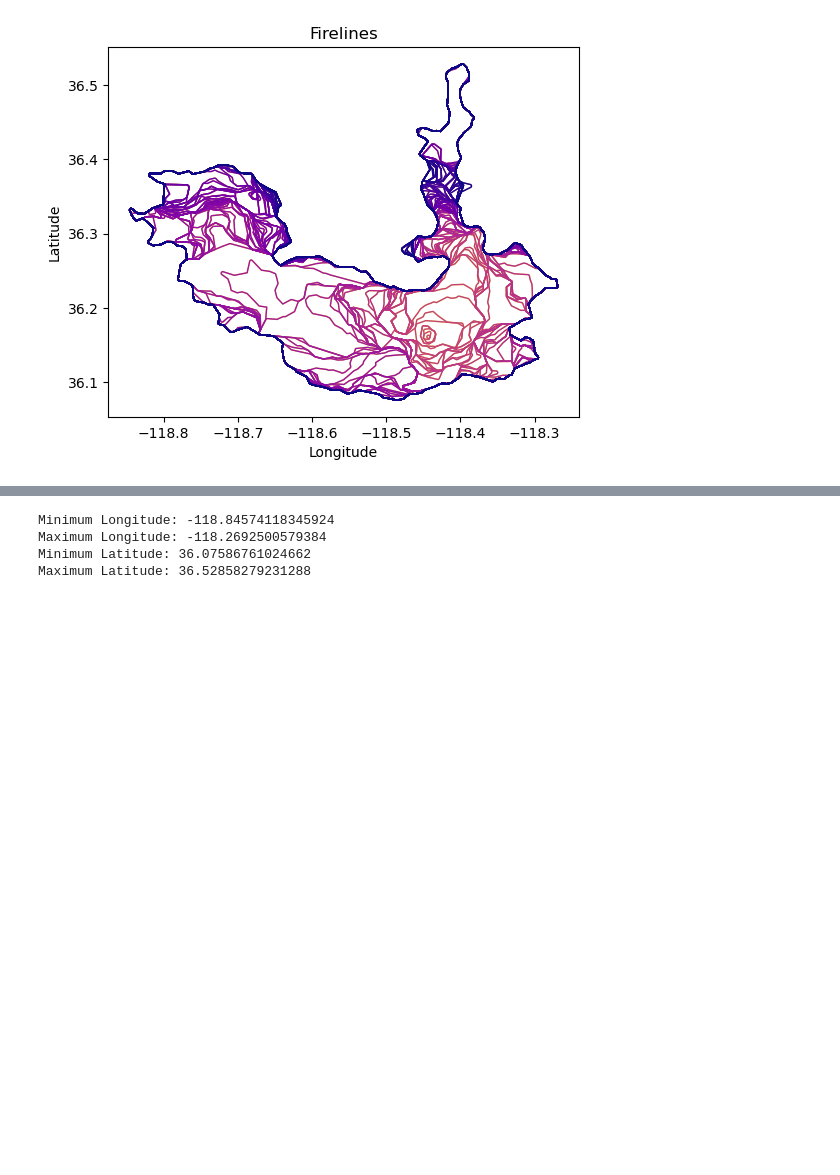
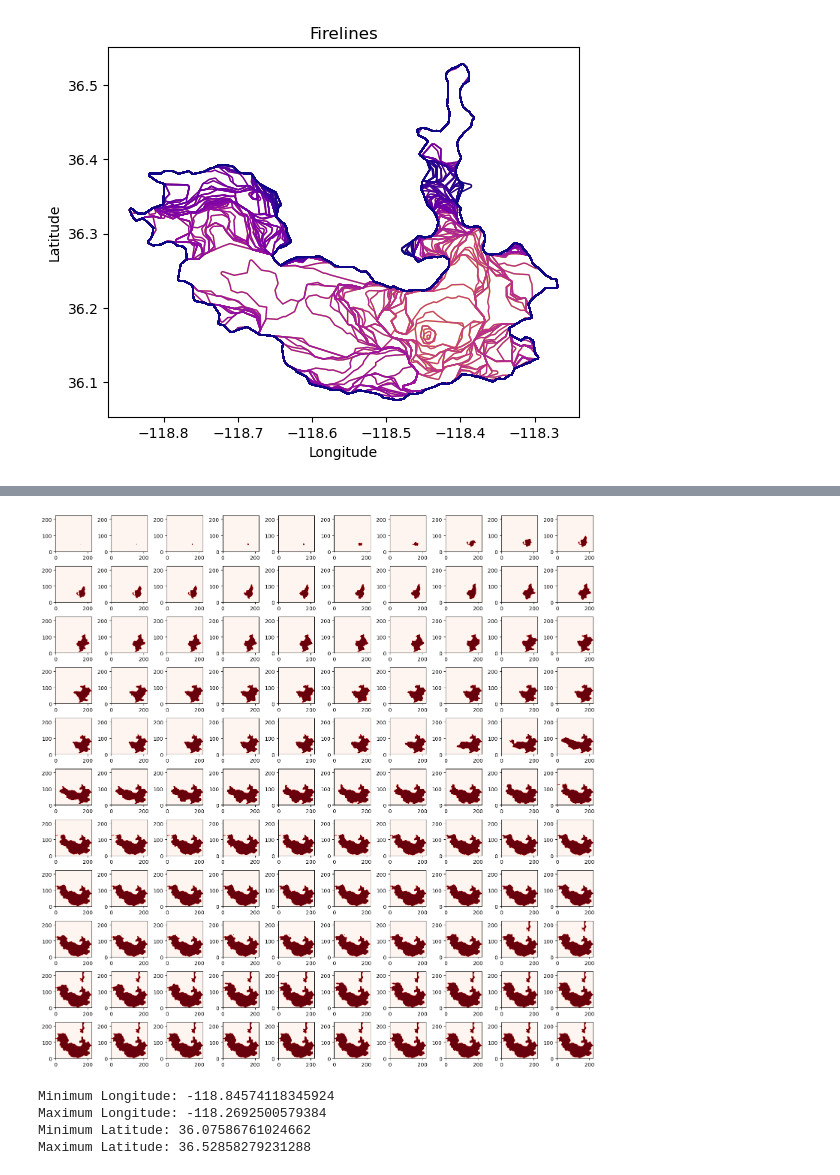
Before and after one commit to Jared-Mac/firegen, a Jupyter notebook: explore_dataset.ipynb, the cells around one changed output, grey strips where cells are left out. Saved outputs shown, nothing was run; the diff lists cells and outputs as text; code cells hidden in the pictures; blank space fills up the shorter version.

```diff
--- a/explore_dataset.ipynb
+++ b/explore_dataset.ipynb
@@ -96,3 +180,16 @@ plt.show()
+# %%
+import pickle
+
+with open('fire_frames.pkl', 'wb') as f:
+    pickle.dump(frames, f)
+
+new_frames = None
+with open('fire_frames.pkl', 'rb') as f:
+    new_frames = pickle.load(f)
+
+plot_selected_images(new_frames)
+# %% [output]
+[figure, added]
 # %%
 # Print max and min latitude and longitude
 print(f"Minimum Longitude: {minx}")
```
Also changed, not shown: parts of 8 cells of this notebook, 1 other file.
